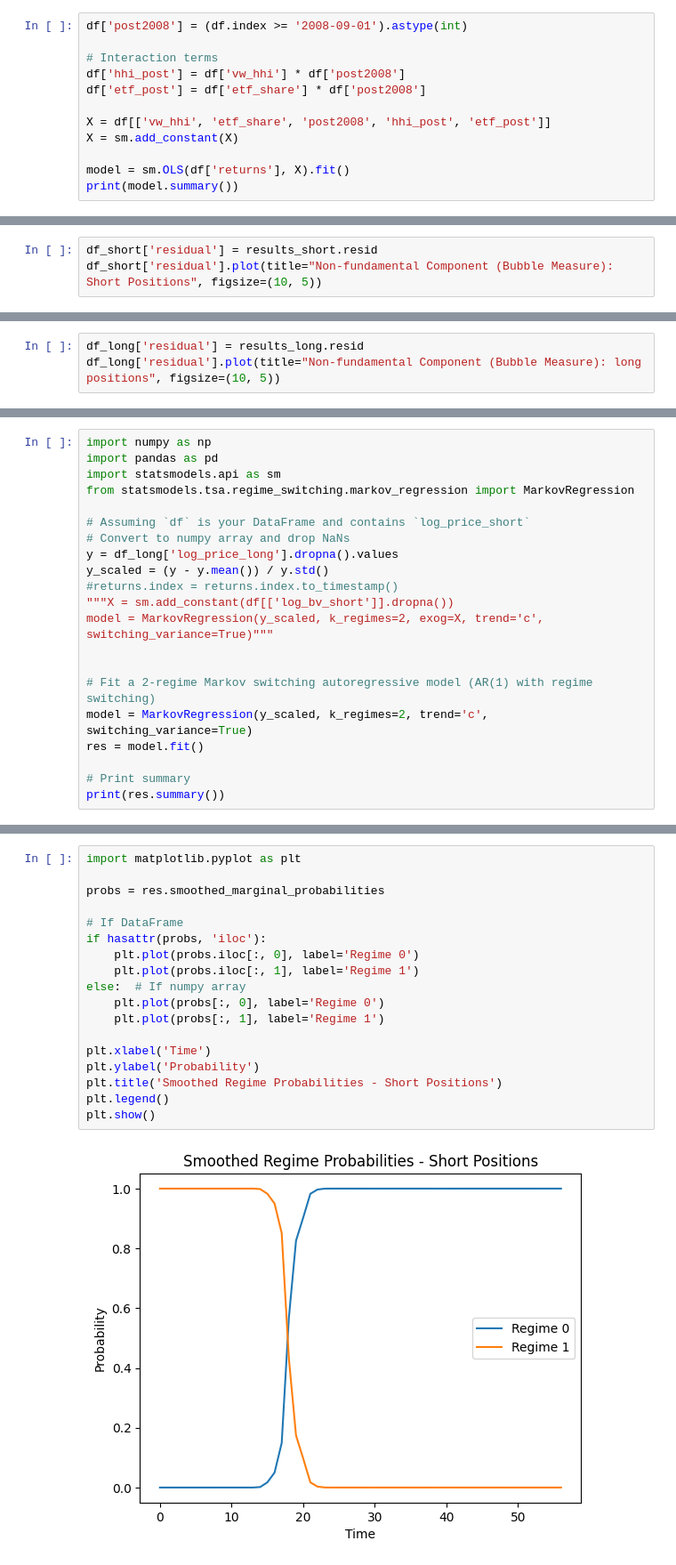
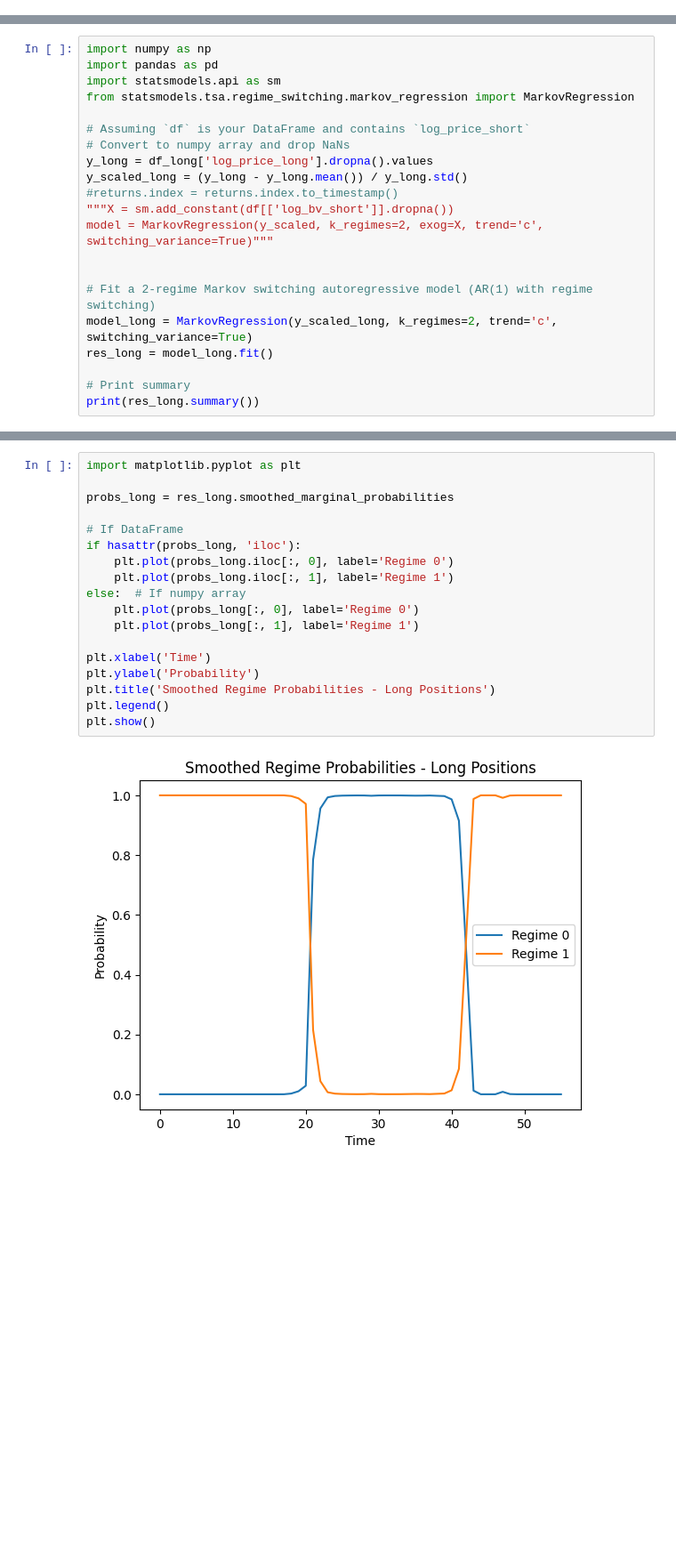
Before and after one commit to justusschenk/valueinvesting, a Jupyter notebook: Market Structure Transformation.ipynb, the cells around one changed output, grey strips where cells are left out. Shown at 89% size. Saved outputs shown, nothing was run; the diff lists cells and outputs as text; blank space fills up the shorter version.

```diff
--- a/Market Structure Transformation.ipynb
+++ b/Market Structure Transformation.ipynb
@@ -66,12 +58,0 @@ Notes:
-# %%
-df['post2008'] = (df.index >= '2008-09-01').astype(int)
-
-# Interaction terms
-df['hhi_post'] = df['vw_hhi'] * df['post2008']
-df['etf_post'] = df['etf_share'] * df['post2008']
-
-X = df[['vw_hhi', 'etf_share', 'post2008', 'hhi_post', 'etf_post']]
-X = sm.add_constant(X)
-
-model = sm.OLS(df['returns'], X).fit()
-print(model.summary())
@@ -266,3 +335,0 @@ strong multicollinearity or other numerical problems.
-# %%
-df_short['residual'] = results_short.resid
-df_short['residual'].plot(title="Non-fundamental Component (Bubble Measure): Short Positions", figsize=(10, 5))
@@ -547,3 +501,0 @@ strong multicollinearity or other numerical problems.
-# %%
-df_long['residual'] = results_long.resid
-df_long['residual'].plot(title="Non-fundamental Component (Bubble Measure): long positions", figsize=(10, 5))
@@ -619,19 +639,19 @@ from statsmodels.tsa.regime_switching.markov_regression import MarkovRegression
 
 # Assuming `df` is your DataFrame and contains `log_price_short`
 # Convert to numpy array and drop NaNs
-y = df_long['log_price_long'].dropna().values
-y_scaled = (y - y.mean()) / y.std()
+y_long = df_long['log_price_long'].dropna().values
+y_scaled_long = (y_long - y_long.mean()) / y_long.std()
 #returns.index = returns.index.to_timestamp()
 """X = sm.add_constant(df[['log_bv_short']].dropna())
 model = MarkovRegression(y_scaled, k_regimes=2, exog=X, trend='c', switching_variance=True)"""
 
 
 # Fit a 2-regime Markov switching autoregressive model (AR(1) with regime switching)
-model = MarkovRegression(y_scaled, k_regimes=2, trend='c', switching_variance=True)
-res = model.fit()
+model_long = MarkovRegression(y_scaled_long, k_regimes=2, trend='c', switching_variance=True)
+res_long = model_long.fit()
 
 # Print summary
-print(res.summary())
+print(res_long.summary())
 # %% [output]
                         Markov Switching Model Results
 ==============================================================================
@@ -653,20 +673,20 @@ Warnings:
 # %%
 import matplotlib.pyplot as plt
 
-probs = res.smoothed_marginal_probabilities
+probs_long = res_long.smoothed_marginal_probabilities
 
 # If DataFrame
-if hasattr(probs, 'iloc'):
-    plt.plot(probs.iloc[:, 0], label='Regime 0')
-    plt.plot(probs.iloc[:, 1], label='Regime 1')
+if hasattr(probs_long, 'iloc'):
+    plt.plot(probs_long.iloc[:, 0], label='Regime 0')
+    plt.plot(probs_long.iloc[:, 1], label='Regime 1')
 else:  # If numpy array
-    plt.plot(probs[:, 0], label='Regime 0')
-    plt.plot(probs[:, 1], label='Regime 1')
+    plt.plot(probs_long[:, 0], label='Regime 0')
+    plt.plot(probs_long[:, 1], label='Regime 1')
 
 plt.xlabel('Time')
 plt.ylabel('Probability')
-plt.title('Smoothed Regime Probabilities - Short Positions')
+plt.title('Smoothed Regime Probabilities - Long Positions')
 plt.legend()
 plt.show()
 # %% [output]
-[figure, old version]
+[figure, new version]
```
Also changed, not shown: parts of 42 cells of this notebook, 21 other files.
